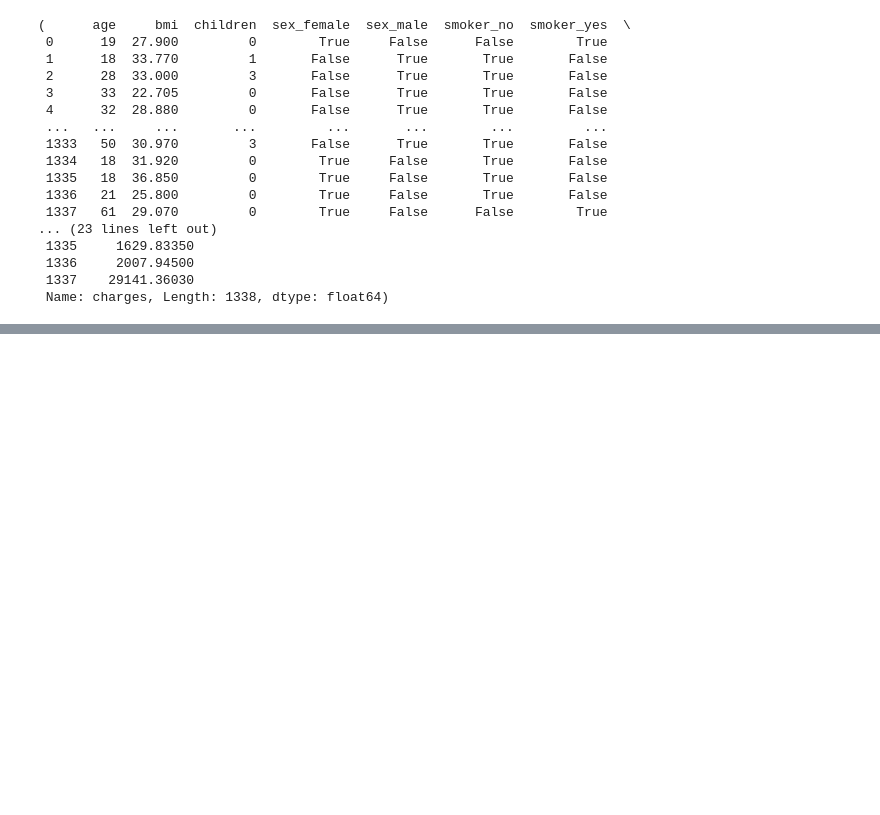
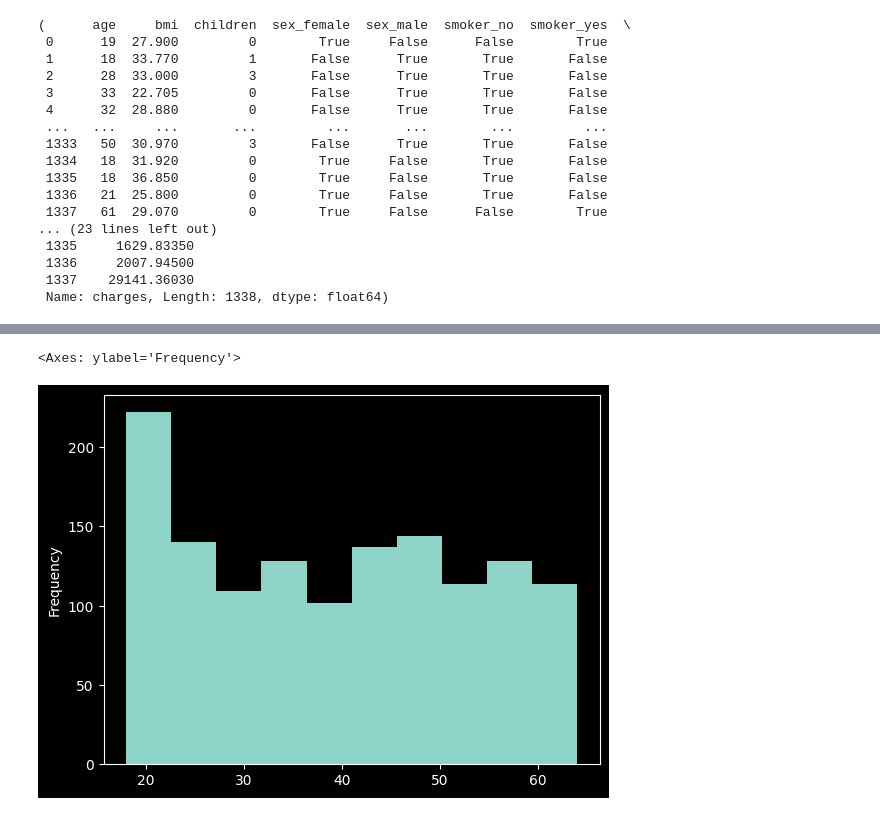
Before and after one commit to MERT-CKR/ZTM-Tensorflow-Course, a Jupyter notebook: 01 Neural network regression with TensorFlow/neural_network_regression.ipynb, the cells around one changed output, grey strips where cells are left out. Cells and saved outputs as stored; diff of their text form; code cells hidden in the pictures; blank space fills up the shorter version.

```diff
--- a/01 Neural network regression with TensorFlow/neural_network_regression.ipynb
+++ b/01 Neural network regression with TensorFlow/neural_network_regression.ipynb
@@ -1027,0 +1161,5 @@ insurance_model.compile(
+# %%
+X["age"].plot(kind="hist")
+# %% [output]
+<Axes: ylabel='Frequency'>
+[figure, added]
```
Also changed, not shown: parts of 13 cells of this notebook, 2 other files.
